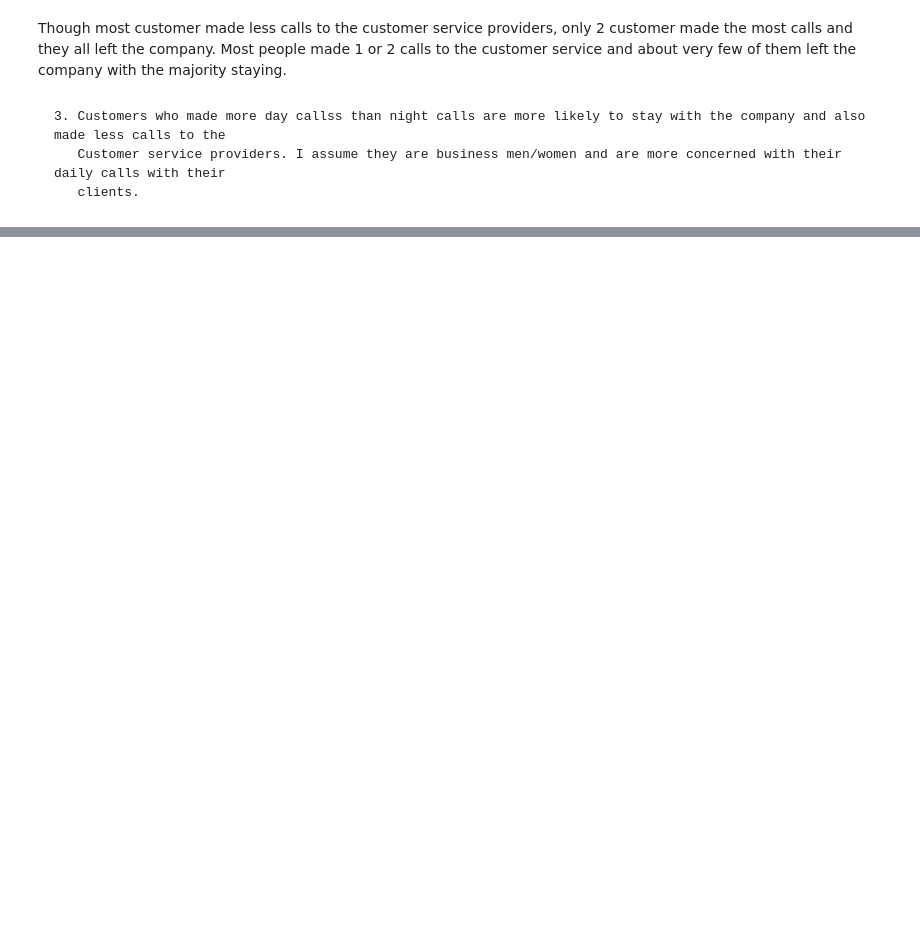
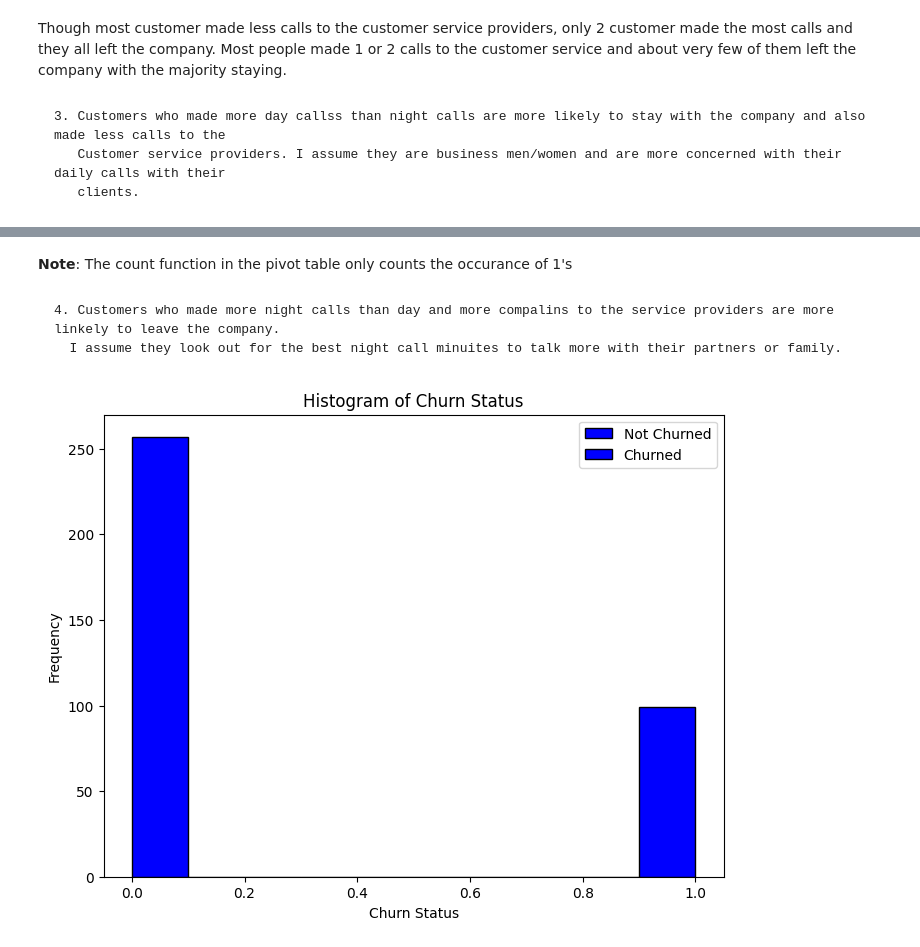
Before and after one commit to juliusmarkwei/Telecom-Churn, a Jupyter notebook: Telecom_Churn.ipynb, the cells around one changed output, grey strips where cells are left out. Saved outputs shown, nothing was run; the diff lists cells and outputs as text; code cells hidden in the pictures; blank space fills up the shorter version.

```diff
--- a/Telecom_Churn.ipynb
+++ b/Telecom_Churn.ipynb
@@ -339,0 +375,23 @@ Though most customer made less calls to the customer service providers, only 2 c
+# %% [markdown]
+**Note**: The count function in the pivot table only counts the occurance of 1's
+# %% [markdown]
+    4. Customers who made more night calls than day and more compalins to the service providers are more linkely to leave the company.
+      I assume they look out for the best night call minuites to talk more with their partners or family.
+# %%
+# Here we create a column to indicate whether a customer made more night calls than day
+# For more complains, we use the average of the compalins to the service providers as
+# the threshold to determine whether acuster made more calls comaplins or not
+
+average_of_complains = round(np.mean(telecom_data['Customer service calls']), 0)
+data = telecom_data.loc[telecom_data['Made_day_calls_than_night_calls'] & (telecom_data['Customer service calls'] > average_of_complains)]
+
+plt.figure(figsize=(15, 6))
+data['Churn'].plot(kind='hist', color=['blue', 'orange'], edgecolor='black')
+plt.xlabel('Churn Status')
+plt.ylabel('Frequency')
+plt.title('Histogram of Churn Status')
+
+plt.legend(['Not Churned', 'Churned'])
+plt.show()
+# %% [output]
+[figure, added]
```
Also changed, not shown: parts of 7 cells of this notebook.
